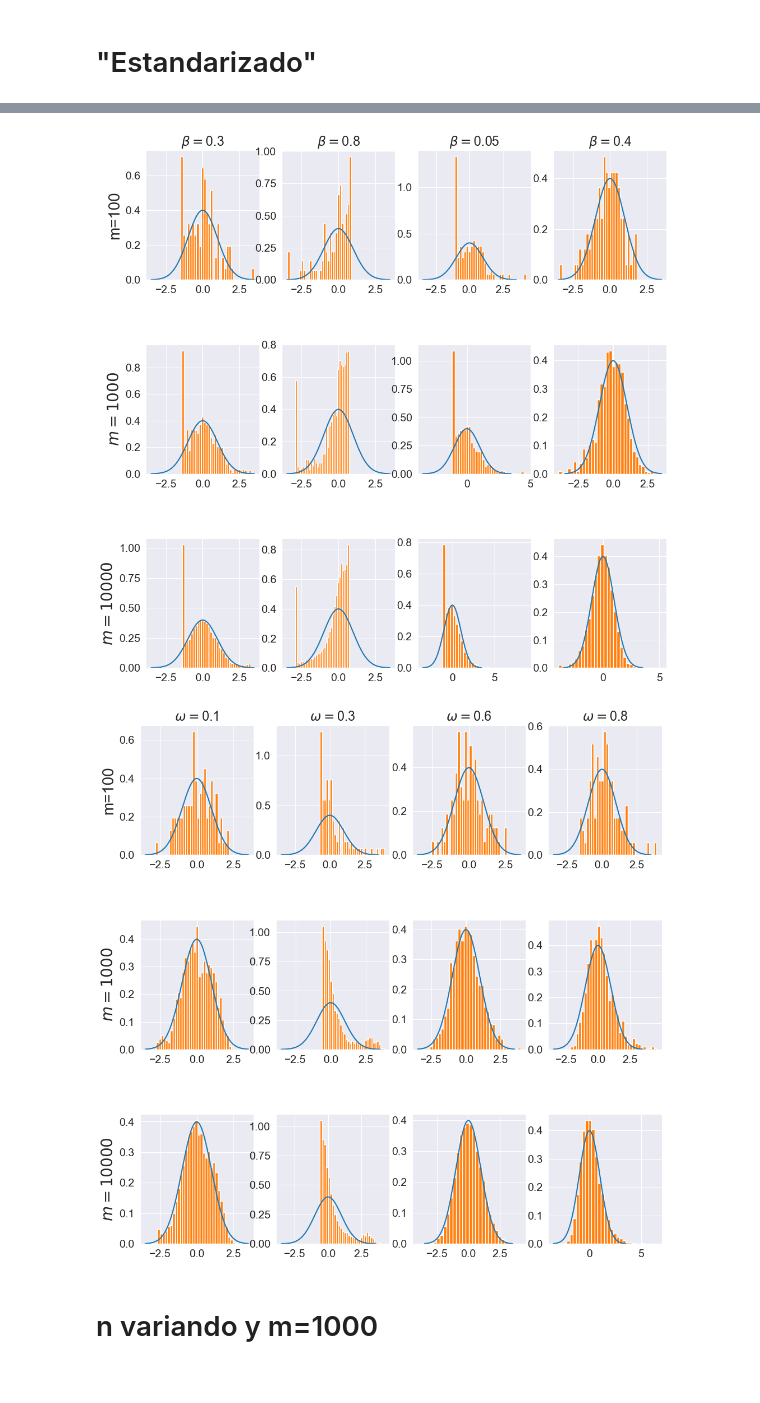
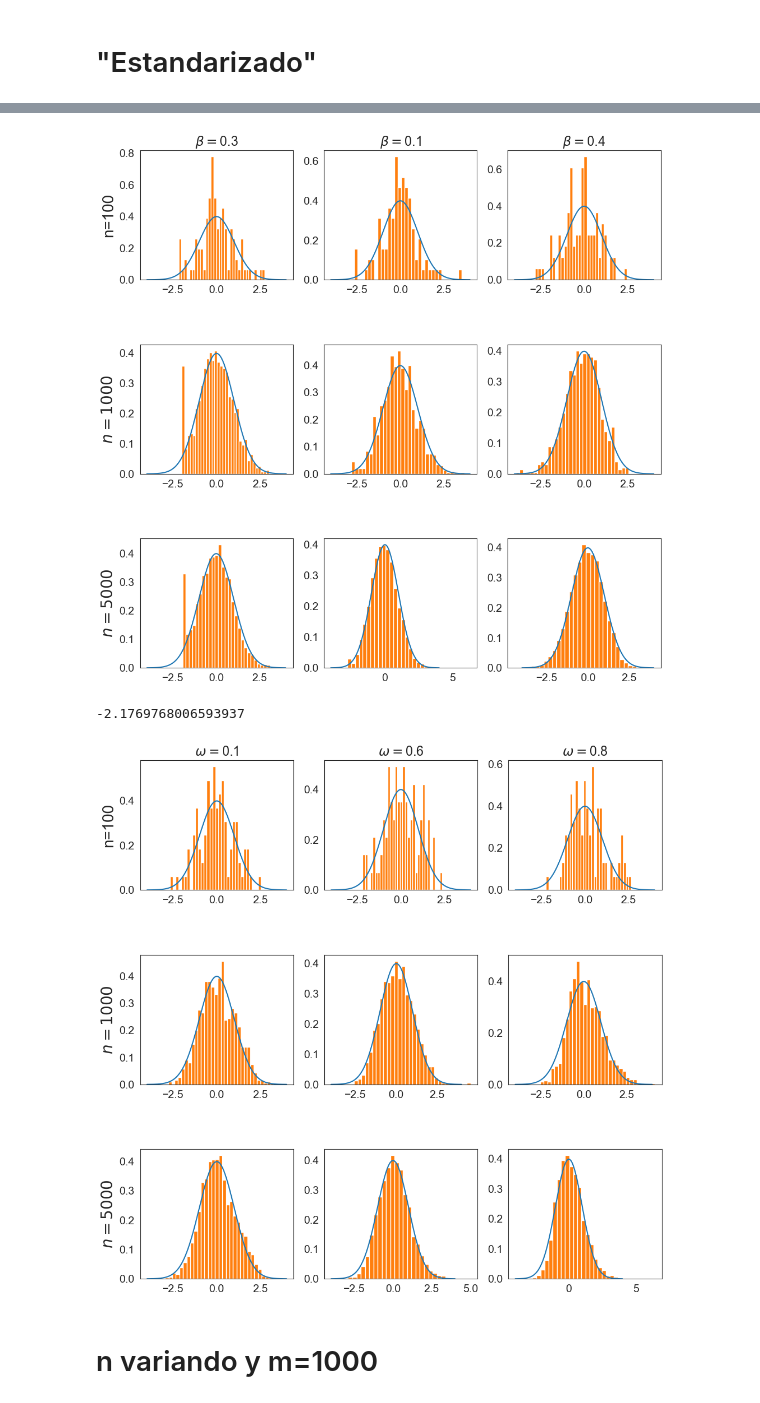
Before and after one commit to Diego-Astaburuaga/Modelos-GARCH, a Jupyter notebook: Codes/Codigos de prueba/DIST estimadores.ipynb, the cells around one changed output, grey strips where cells are left out. Saved outputs shown, nothing was run; the diff lists cells and outputs as text; code cells hidden in the pictures.

```diff
--- a/Codes/Codigos de prueba/DIST estimadores.ipynb
+++ b/Codes/Codigos de prueba/DIST estimadores.ipynb
@@ -71,7 +71,7 @@ for i in range(len(alpha)):
     result = sim_and_stim(n,m,alpha[i],beta[i],omega[i])
     param2.append(result)
 # %%
-n = 10000
+n = 5000
 param3 = []
 for i in range(len(alpha)):
     result = sim_and_stim(n,m,alpha[i],beta[i],omega[i])
@@ -95,10 +95,10 @@ for i in range(len(alpha)):
     param3[i]["omega"] = (param3[i]["omega"]-omega[i])/(np.std(param3[i]["omega"]))
 # %%
 f_normal = lambda x : np.exp(-(x)**2/2)/np.sqrt(2*np.pi*1)
-x = np.linspace(-3.5,3.5,1000)
+x = np.linspace(-4,4,1000)
 f_eval = f_normal(x)
 # %%
-fig, axes = plt.subplots(3,4, figsize=(12, 12))
+fig, axes = plt.subplots(3,3, figsize=(12, 12))
 plt.subplots_adjust(hspace=0.5)
 for i in range(3):
     for j in range(len(alpha)):
@@ -115,5 +115,5 @@ for i in range(3):
         else:
             axes[i,j].hist(param3[j]["alpha1"],density=True,bins=32)
             if j==0:
-                axes[i, j].set_ylabel(fr'$n=10000$', fontsize=20)
+                axes[i, j].set_ylabel(fr'$n=5000$', fontsize=20)
 # %% [output]
@@ -121,5 +121,5 @@ for i in range(3):
 # %%
-fig, axes = plt.subplots(3,4, figsize=(12, 12))
+fig, axes = plt.subplots(3,3, figsize=(12, 12))
 plt.subplots_adjust(hspace=0.5)
 for i in range(3):
     for j in range(len(alpha)):
@@ -136,30 +136,34 @@ for i in range(3):
         else:
             axes[i,j].hist(param3[j]["beta1"],density=True,bins=32)
             if j==0:
-                axes[i, j].set_ylabel(fr'$n=10000$', fontsize=20)
+                axes[i, j].set_ylabel(fr'$n=5000$', fontsize=20)
 # %% [output]
-[figure, old version]
+[figure, new version]
+# %%
+min(param1[0]["beta1"])
+# %% [output]
+-2.1769768006593937
 # %%
-fig, axes = plt.subplots(3,4, figsize=(12, 12))
+fig, axes = plt.subplots(3,3, figsize=(12, 12))
 plt.subplots_adjust(hspace=0.5)
 for i in range(3):
     for j in range(len(alpha)):
         axes[i,j].plot(x,f_eval)
         if i==0:
             axes[i,j].hist(param1[j]["omega"],density=True,bins=32)
             axes[i, j].set_title(fr'$\omega=${omega[j]}')
             if j==0:
                 axes[i, j].set_ylabel(fr'n=100', fontsize=20)
         elif i==1:
             axes[i,j].hist(param2[j]["omega"],density=True,bins=32)
             if j==0:
                 axes[i, j].set_ylabel(fr'$n=1000$', fontsize=20)
         else:
             axes[i,j].hist(param3[j]["omega"],density=True,bins=32)
             if j==0:
-                axes[i, j].set_ylabel(fr'$n=10000$', fontsize=20)
+                axes[i, j].set_ylabel(fr'$n=5000$', fontsize=20)
 # %% [output]
-[figure, old version]
+[figure, new version]
 # %% [markdown]
 # n variando y m=1000
 # %%
```
Also changed, not shown: parts of 3 cells of this notebook, 2 other files.
